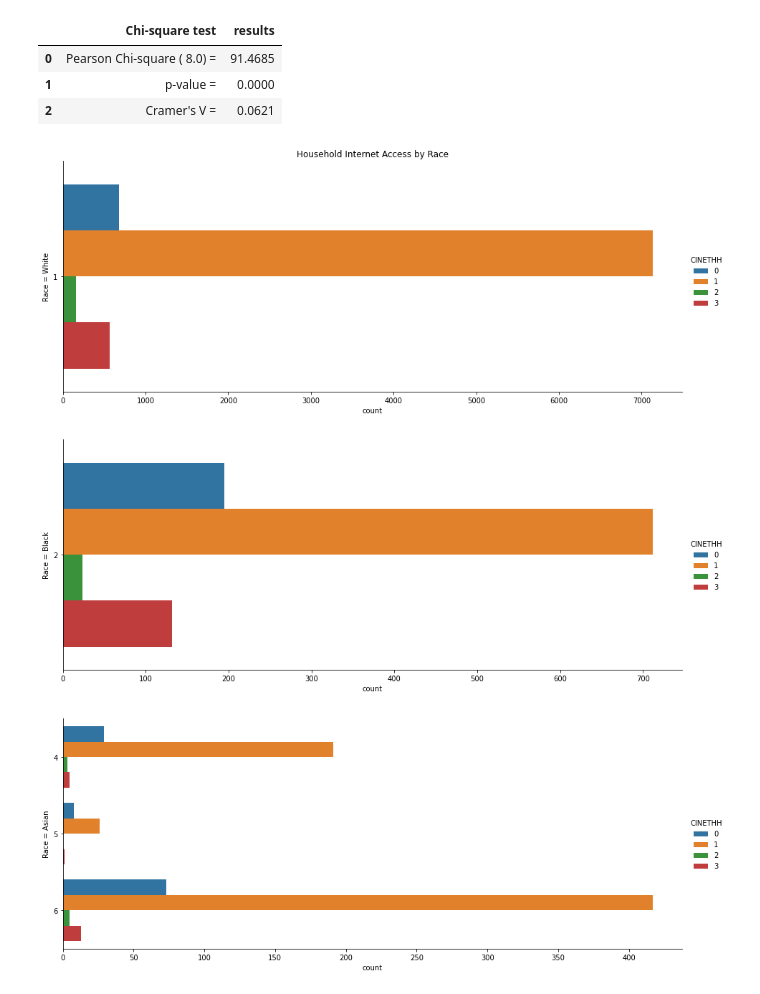
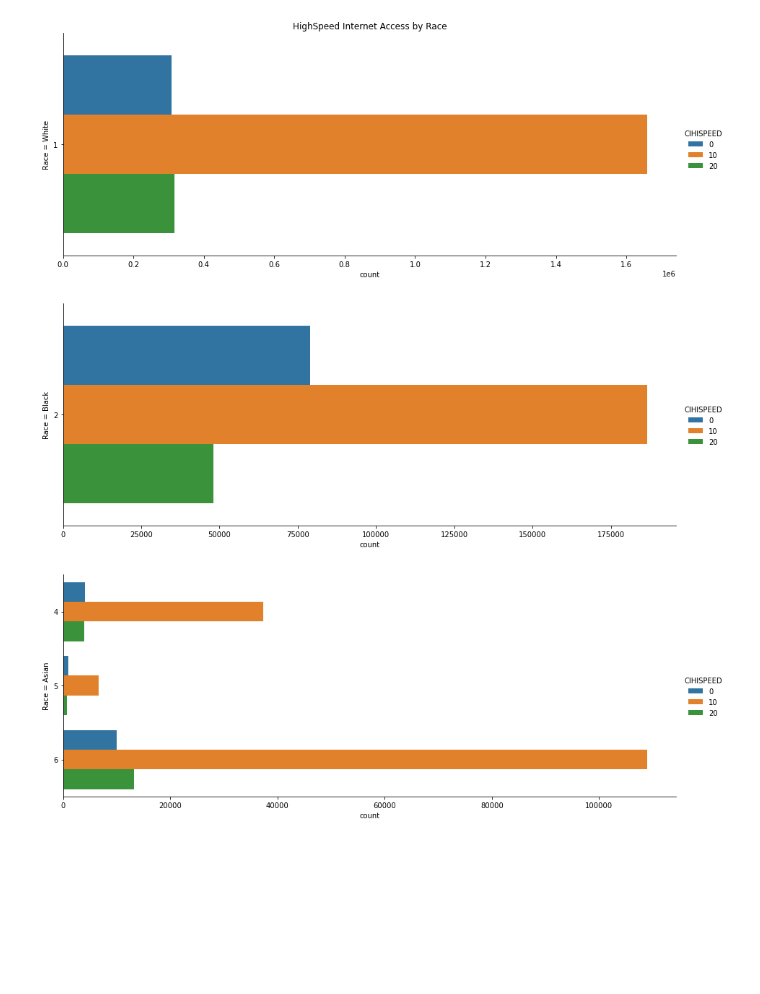
Before and after one commit to mbransons/DataFundamentalsCourse, a Jupyter notebook: week8/assignment6.ipynb, the cells around one changed output. Cells and saved outputs as stored; diff of their text form; code cells hidden in the pictures; blank space fills up the shorter version.

```diff
--- a/week8/assignment6.ipynb
+++ b/week8/assignment6.ipynb
@@ -38,0 +47,3 @@ IPUMS_df = pd.read_csv('/content/drive/MyDrive/Data/usa_00003.csv')
+# %%
+ddi_codebook = readers.read_ipums_ddi('data/usa_00004.xml')
+IPUMS_df = readers.read_microdata(ddi_codebook, 'https://makercommons.org/data/usa_00004.dat.zip')
@@ -206,8 +179 @@ crosstab
-# %%
-sigtab
-# %% [output]
-|  | Chi-square test | results |
-| 0 | Pearson Chi-square ( 8.0) = | 91.4685 |
-| 1 | p-value = | 0.0000 |
-| 2 | Cramer's V = | 0.0621 |
 # %%
@@ -219,17 +184,16 @@ IPUMS4b_df = IPUMS_df.loc[lambda IPUMS_df: IPUMS_df['RACE'] == 5 , :] # Selectin
 IPUMS4c_df = IPUMS_df.loc[lambda IPUMS_df: IPUMS_df['RACE'] == 6, :] # Selecting cases: RACE > 3 & < 7, Asian
 IPUMS4_df = pd.concat([IPUMS4a_df, IPUMS4b_df, IPUMS4c_df], axis=0)
 # %%
-# Code block 4b: Visualization
-sb.catplot(hue='CINETHH', y='RACE', kind='count', height=5, aspect=2.5, data=IPUMS2_df)
+sb.catplot(hue='CIHISPEED', y='RACE', kind='count', height=5, aspect=2.5, data=IPUMS2_df)
 plt.ylabel('Race = White')
-plt.title('Household Internet Access by Race')
-sb.catplot(hue='CINETHH', y='RACE', kind='count', height=5, aspect=2.5, data=IPUMS3_df)
+plt.title('HighSpeed Internet Access by Race')
+sb.catplot(hue='CIHISPEED', y='RACE', kind='count', height=5, aspect=2.5, data=IPUMS3_df)
 plt.ylabel('Race = Black')
-sb.catplot(hue='CINETHH', y='RACE', kind='count', height=5, aspect=2.5, data=IPUMS4_df)
+sb.catplot(hue='CIHISPEED', y='RACE', kind='count', height=5, aspect=2.5, data=IPUMS4_df)
 plt.ylabel('Race = Asian')
 plt.show()
 # %% [output]
-[figure, old version]
+[figure, new version]
-[figure, old version]
+[figure, new version]
-[figure, old version]
+[figure, new version]
 # %%
```
Also changed, not shown: parts of 30 cells of this notebook, 3 other files.
